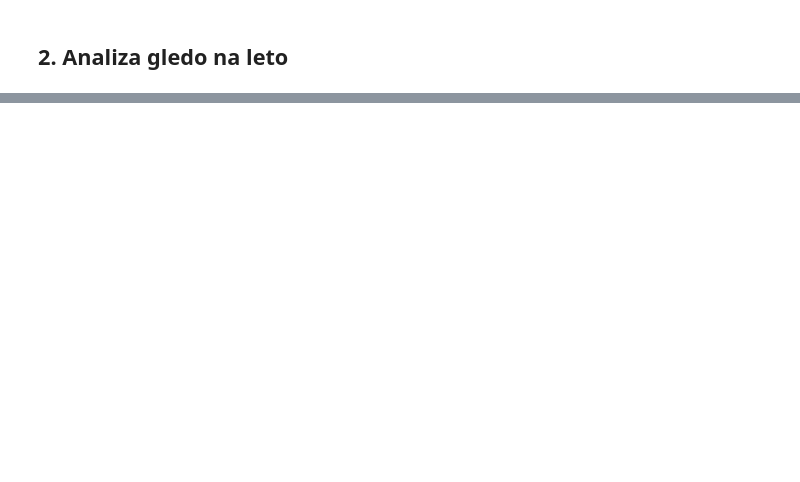
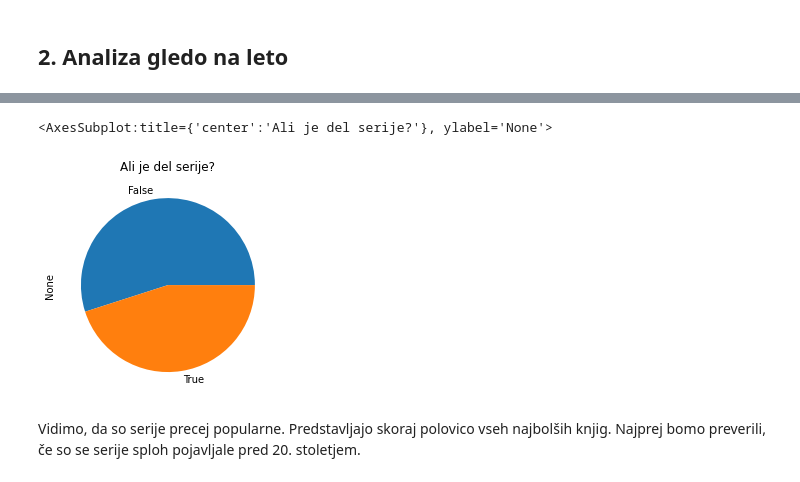
Before and after one commit to tajapezdir/analiza-podatkov, a Jupyter notebook: analiza.ipynb, the cells around one changed output, grey strips where cells are left out. Saved outputs shown, nothing was run; the diff lists cells and outputs as text; code cells hidden in the pictures; blank space fills up the shorter version.

```diff
--- a/analiza.ipynb
+++ b/analiza.ipynb
@@ -112,0 +156,7 @@ Rezultat ni presenetljiv. Vsi avotrji so napisali ogromno knjig, ki so bile v ve
+# %%
+knjige.groupby('serija').size().plot.pie(title=('Ali je del serije?'))
+# %% [output]
+<AxesSubplot:title={'center':'Ali je del serije?'}, ylabel='None'>
+[figure, added]
+# %% [markdown]
+Vidimo, da so serije precej popularne. Predstavljajo skoraj polovico vseh najbolših knjig. Najprej bomo preverili, če so se serije sploh pojavljale pred 20. stoletjem.
```
Also changed, not shown: parts of 21 cells of this notebook.
